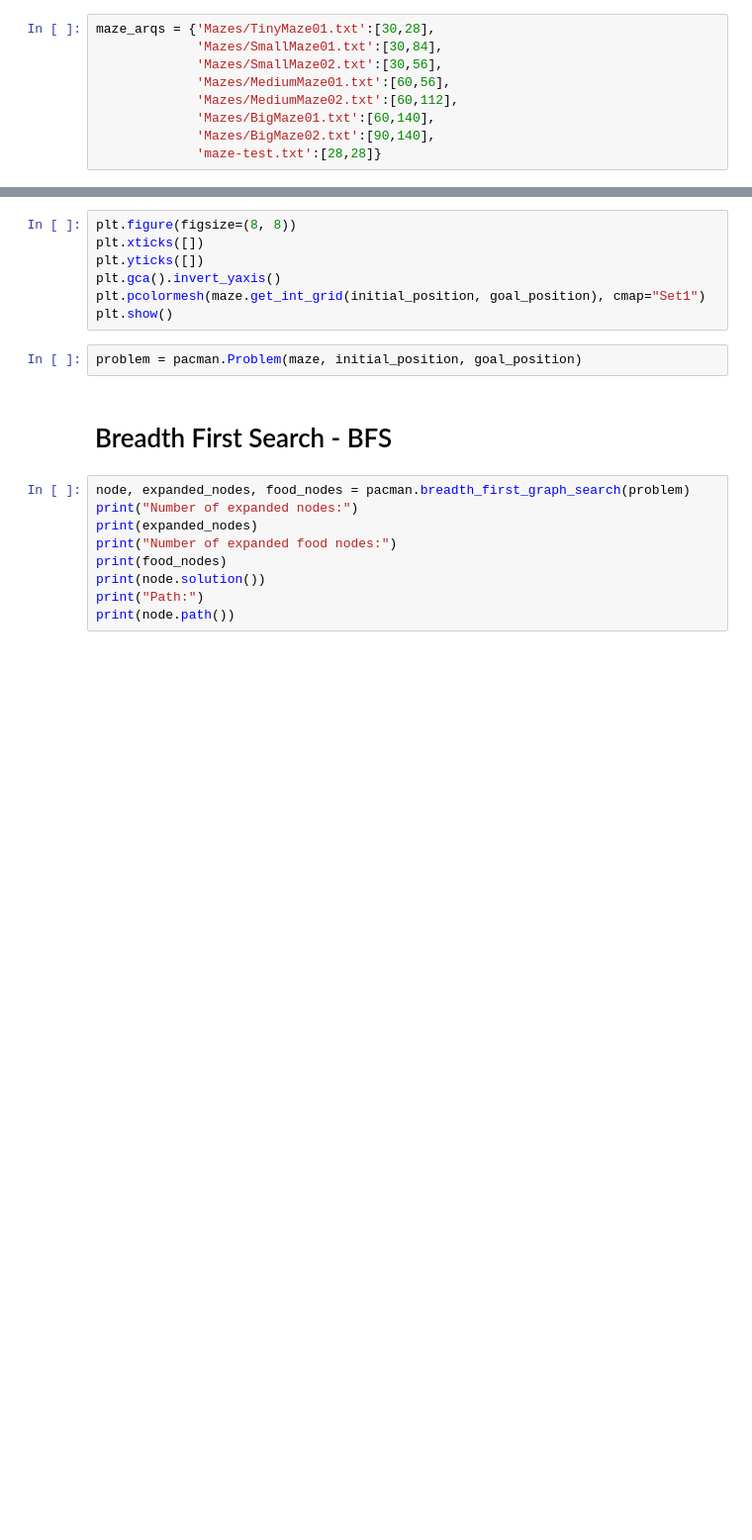
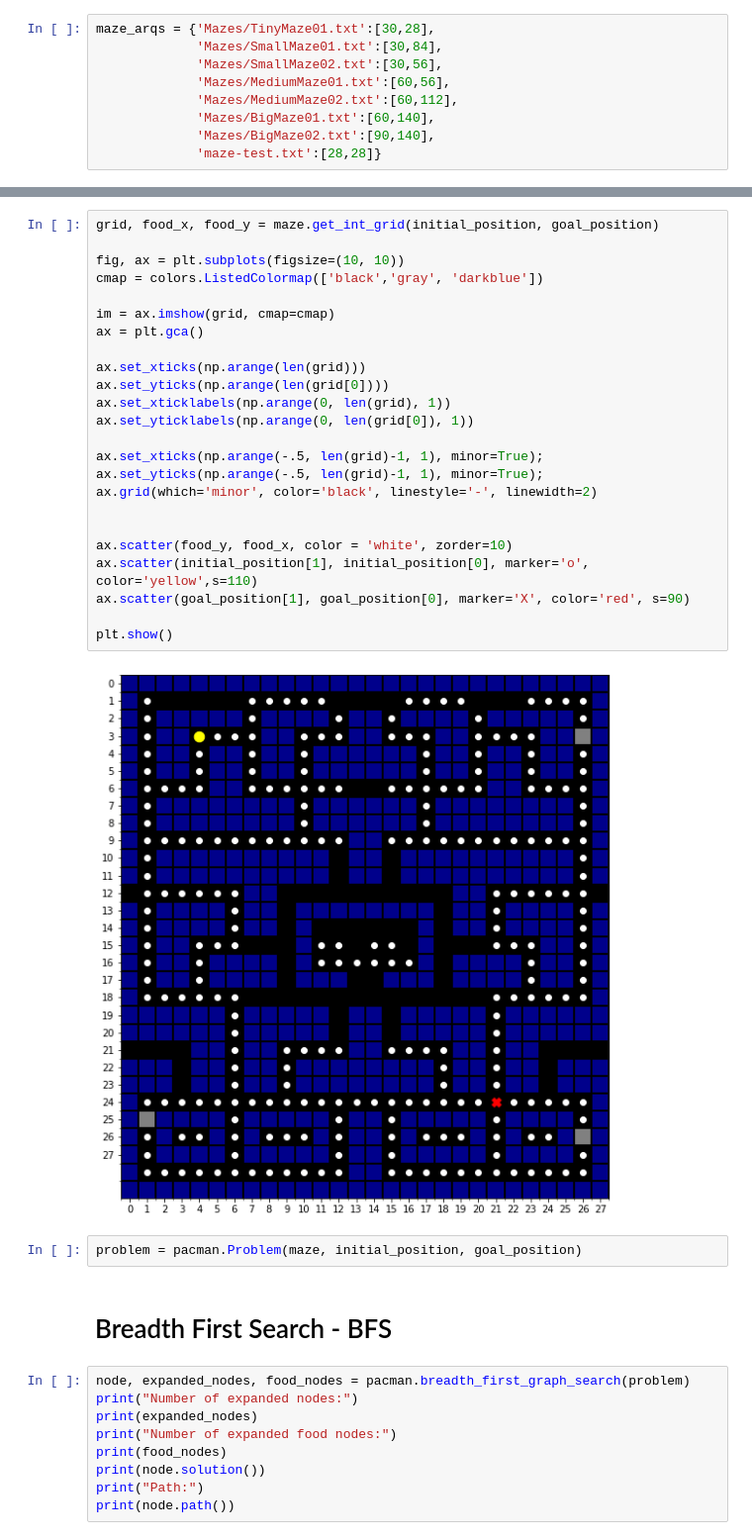
Before and after one commit to carolineap/mo416-2020s1-unicamp, a Jupyter notebook: pacman.ipynb, the cells around one changed output, grey strips where cells are left out. Shown: that part at 99% size. Drawn from its saved outputs; the diff is of its cells as text; blank space fills up the shorter version.

Commit message:
add tunel and change plots

```diff
--- a/pacman.ipynb
+++ b/pacman.ipynb
@@ -23,10 +29,29 @@ print("Goal position: " + str(goal_position))
-# %%
-plt.figure(figsize=(8, 8))
-plt.xticks([])
-plt.yticks([])
-plt.gca().invert_yaxis()
-plt.pcolormesh(maze.get_int_grid(initial_position, goal_position), cmap="Set1")
-plt.show()
+# %%
+grid, food_x, food_y = maze.get_int_grid(initial_position, goal_position)
+
+fig, ax = plt.subplots(figsize=(10, 10))
+cmap = colors.ListedColormap(['black','gray', 'darkblue'])
+
+im = ax.imshow(grid, cmap=cmap)
+ax = plt.gca()
+
+ax.set_xticks(np.arange(len(grid)))
+ax.set_yticks(np.arange(len(grid[0])))
+ax.set_xticklabels(np.arange(0, len(grid), 1))
+ax.set_yticklabels(np.arange(0, len(grid[0]), 1))
+
+ax.set_xticks(np.arange(-.5, len(grid)-1, 1), minor=True);
+ax.set_yticks(np.arange(-.5, len(grid)-1, 1), minor=True);
+ax.grid(which='minor', color='black', linestyle='-', linewidth=2)
+
+
+ax.scatter(food_y, food_x, color = 'white', zorder=10)
+ax.scatter(initial_position[1], initial_position[0], marker='o', color='yellow',s=110)
+ax.scatter(goal_position[1], goal_position[0], marker='X', color='red', s=90)
+
+plt.show()
+# %% [output]
+[figure, added]
 # %%
 problem = pacman.Problem(maze, initial_position, goal_position)
 # %% [markdown]
```
Also changed, not shown: parts of 11 cells of this notebook, 2 other files.
